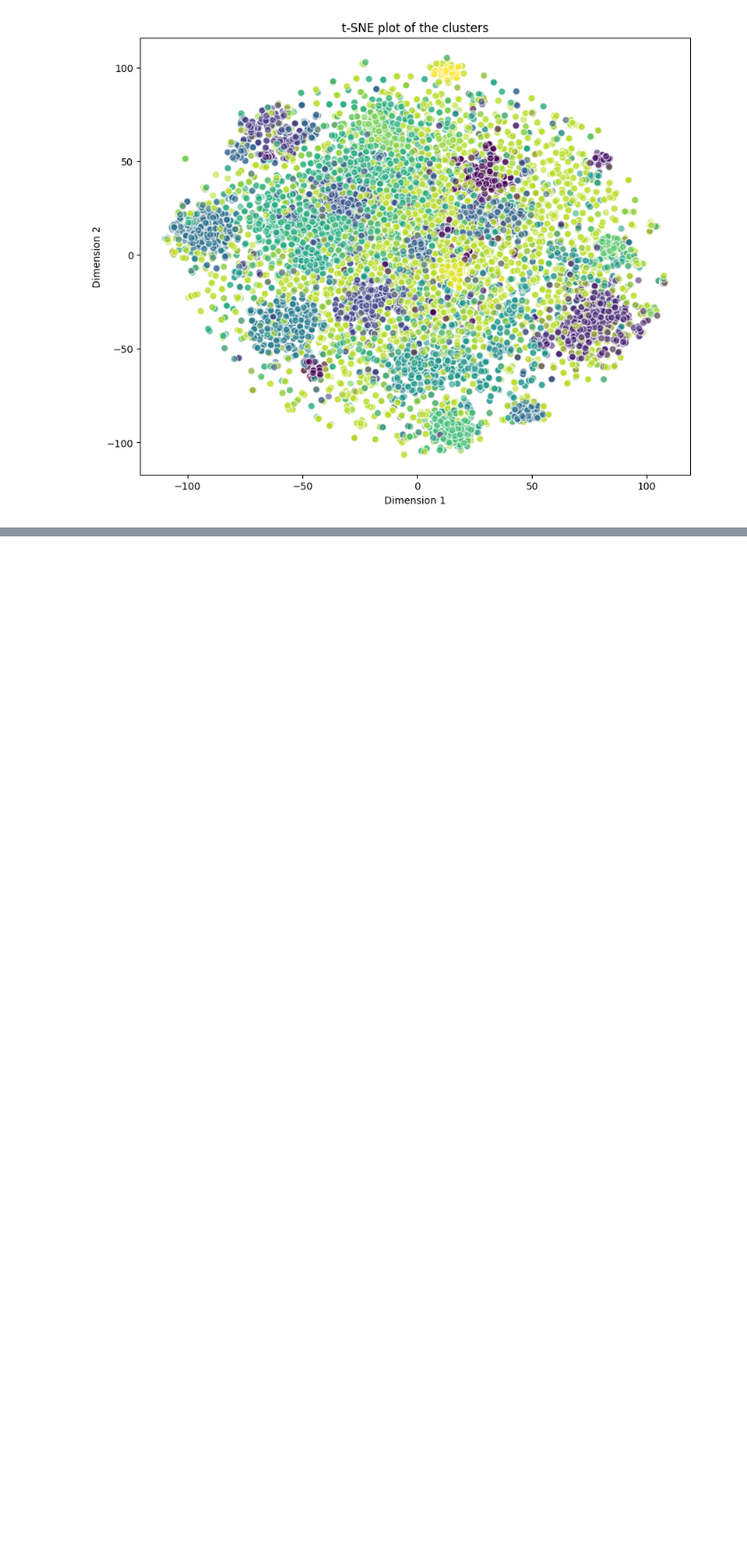
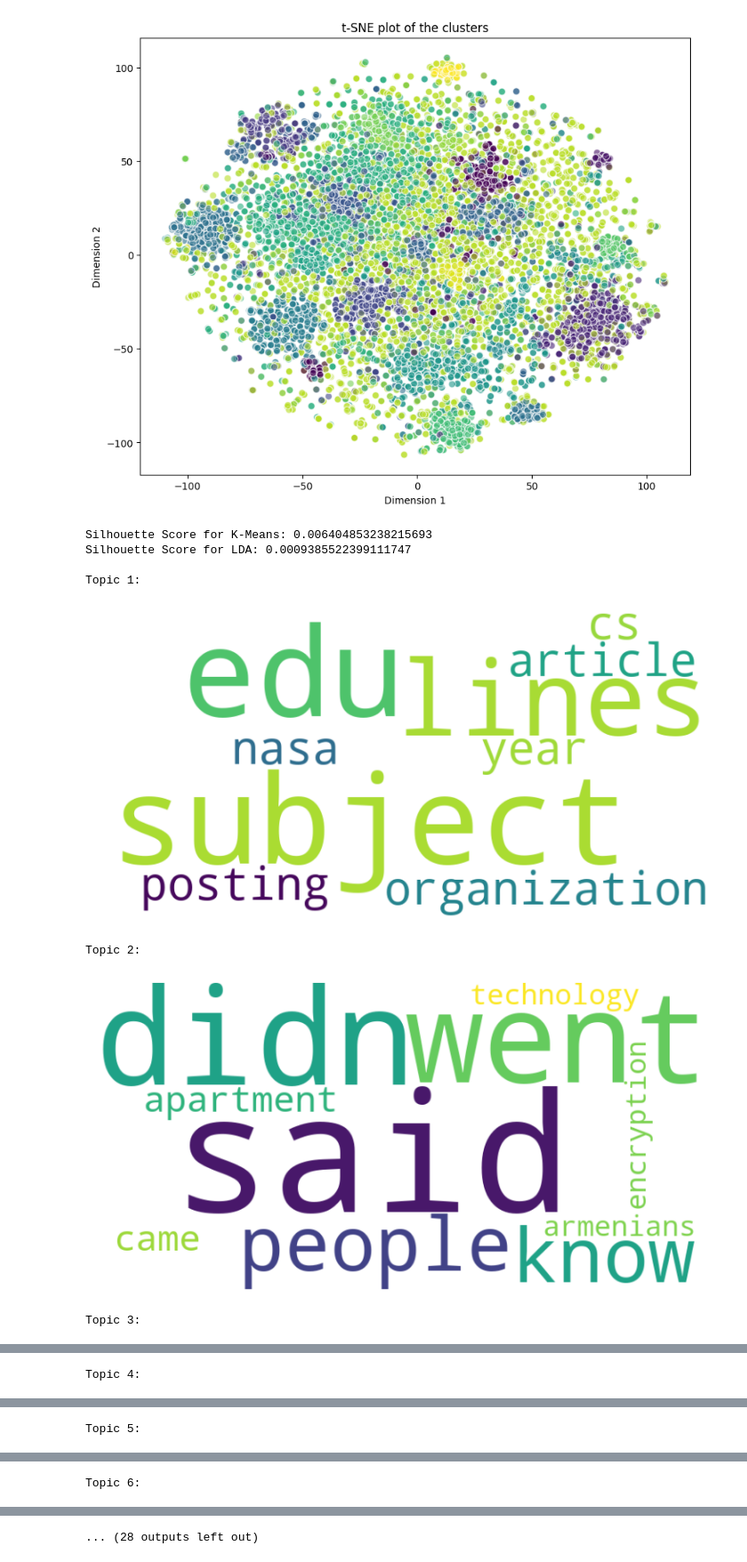
Before and after one commit to Freeconcepteur/ecole-simplon, a Jupyter notebook: SCIKIT-LEARN/newsgroups.ipynb, the cells around one changed output, grey strips where cells are left out. Shown at 89% size. Cells and saved outputs as stored; diff of their text form; code cells hidden in the pictures; blank space fills up the shorter version.

```diff
--- a/SCIKIT-LEARN/newsgroups.ipynb
+++ b/SCIKIT-LEARN/newsgroups.ipynb
@@ -125,3 +125,52 @@ plt.ylabel('Dimension 2')
 plt.show()
 # %% [output]
 [figure]
+# %%
+from sklearn.decomposition import LatentDirichletAllocation
+from sklearn.feature_extraction.text import CountVectorizer
+
+# Vectoriser les données
+vectorizer = CountVectorizer(stop_words='english')
+data_vectorized = vectorizer.fit_transform(newsgroups.data)
+
+# Appliquer LDA
+num_topics = 20  # Par exemple, choisissez le nombre de sujets/clusters
+lda = LatentDirichletAllocation(n_components=num_topics, random_state=42)
+doc_topic_distr = lda.fit_transform(data_vectorized)
+
+# Assigner chaque document au sujet/cluster dont la probabilité est la plus élevée
+predicted_clusters_lda = doc_topic_distr.argmax(axis=1)
+# %%
+from sklearn.metrics import silhouette_score
+from wordcloud import WordCloud
+import matplotlib.pyplot as plt
+
+# Calculer le Silhouette Score
+silhouette_kmeans = silhouette_score(vectors, predicted_clusters)
+silhouette_lda = silhouette_score(vectors, predicted_clusters_lda)
+
+print(f"Silhouette Score for K-Means: {silhouette_kmeans}")
+print(f"Silhouette Score for LDA: {silhouette_lda}")
+
+# Visualiser les mots-clés pour un cluster (pour LDA)
+def display_wordcloud(model, feature_names, no_top_words):
+    for topic_idx, topic in enumerate(model.components_):
+        print(f"\nTopic {topic_idx+1}:")
+        words = " ".join([feature_names[i] for i in topic.argsort()[:-no_top_words - 1:-1]])
+        wordcloud = WordCloud(width=800, height=400, background_color='white').generate(words)
+        plt.figure(figsize=(10, 5))
+        plt.imshow(wordcloud, interpolation="bilinear")
+        plt.axis('off')
+        plt.show()
+
+# Utilisez la fonction ci-dessus pour LDA
+display_wordcloud(lda, vectorizer.get_feature_names_out(), 10)
+# %% [output]
+Silhouette Score for K-Means: 0.006404853238215693
+Silhouette Score for LDA: 0.0009385522399111747
+
+Topic 1:
+[figure, added]
+Topic 2:
+[figure, added]
+Topic 3:
@@ -127,0 +178 @@ plt.show()
+Topic 4:
@@ -127,0 +180 @@ plt.show()
+Topic 5:
@@ -127,0 +182 @@ plt.show()
+Topic 6:
@@ -127,0 +184 @@ plt.show()
+... (28 outputs left out)
```
Also changed, not shown: parts of 1 cell of this notebook, 1 other file.
